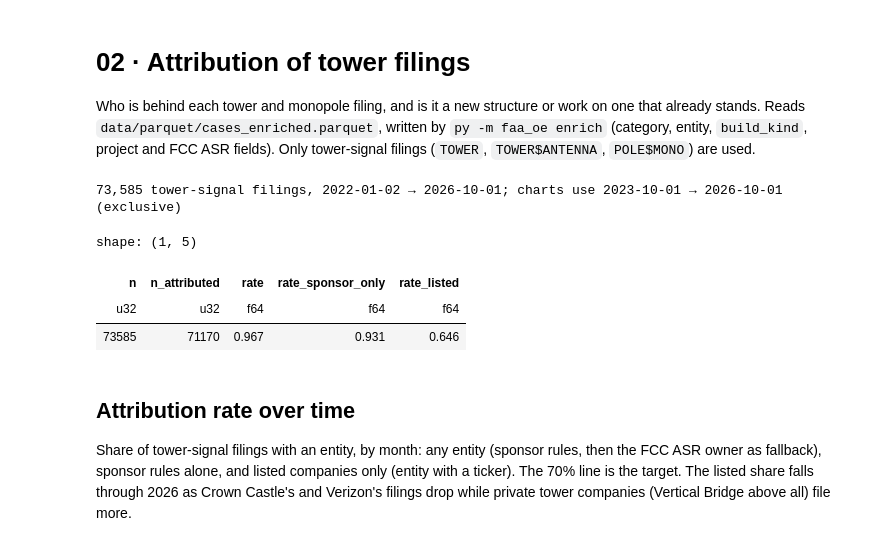
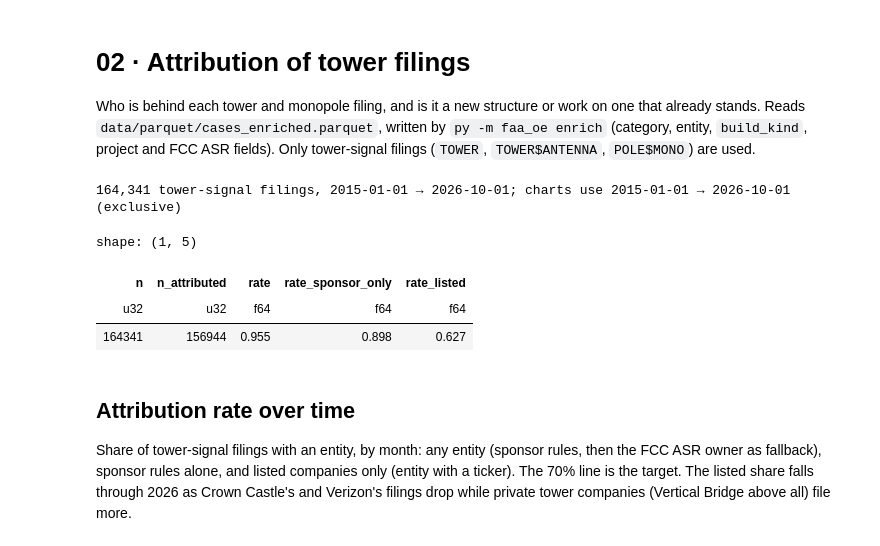
Before and after one commit to LucasLonegro/FAA, a Jupyter notebook: notebooks/02_attribution.ipynb, the cells around one changed output. Saved outputs shown, nothing was run; the diff lists cells and outputs as text; code cells hidden in the pictures.

```diff
--- a/notebooks/02_attribution.ipynb
+++ b/notebooks/02_attribution.ipynb
@@ -7,35 +7,35 @@ project and FCC ASR fields). Only tower-signal filings (`TOWER`, `TOWER$ANTENNA`
 # %%
 from datetime import date
 
 import matplotlib.dates as mdates
 import matplotlib.pyplot as plt
 import matplotlib.ticker as mticker
 import polars as pl
 
 from faa_oe import build_kind as bk
 from faa_oe import enrich, entities
 from faa_oe import viz
 
 viz.apply_style()
 pl.Config.set_tbl_rows(40)
 pl.Config.set_tbl_width_chars(160)
 pl.Config.set_fmt_str_lengths(50)
 
 # First month with complete coverage in the current pull; move back once the 2015+ backfill has landed.
-START = date(2023, 10, 1)
+START = date(2015, 1, 1)
 
 tw = enrich.load_enriched(columns=enrich.TOWER_VIEW_COLUMNS + ["fcc_asr_number"] + list(bk.SIGNALS))
 last_full_month = tw["date_entered"].max().replace(day=1)
 in_window = (pl.col("date_entered") >= START) & (pl.col("date_entered") < last_full_month)
 print(f"{tw.height:,} tower-signal filings, {tw['date_entered'].min()} → {tw['date_entered'].max()}; "
       f"charts use {START} → {last_full_month} (exclusive)")
 entities.attribution_rate(tw)
 # %% [output]
-73,585 tower-signal filings, 2022-01-02 → 2026-10-01; charts use 2023-10-01 → 2026-10-01 (exclusive)
+164,341 tower-signal filings, 2015-01-01 → 2026-10-01; charts use 2015-01-01 → 2026-10-01 (exclusive)
 shape: (1, 5)
 | n | n_attributed | rate | rate_sponsor_only | rate_listed |
 | u32 | u32 | f64 | f64 | f64 |
-| 73585 | 71170 | 0.967 | 0.931 | 0.646 |
+| 164341 | 156944 | 0.955 | 0.898 | 0.627 |
 # %% [markdown]
 ## Attribution rate over time
 Share of tower-signal filings with an entity, by month: any entity (sponsor rules, then the FCC ASR owner as
```
Also changed, not shown: parts of 10 cells of this notebook, 5 other files.
